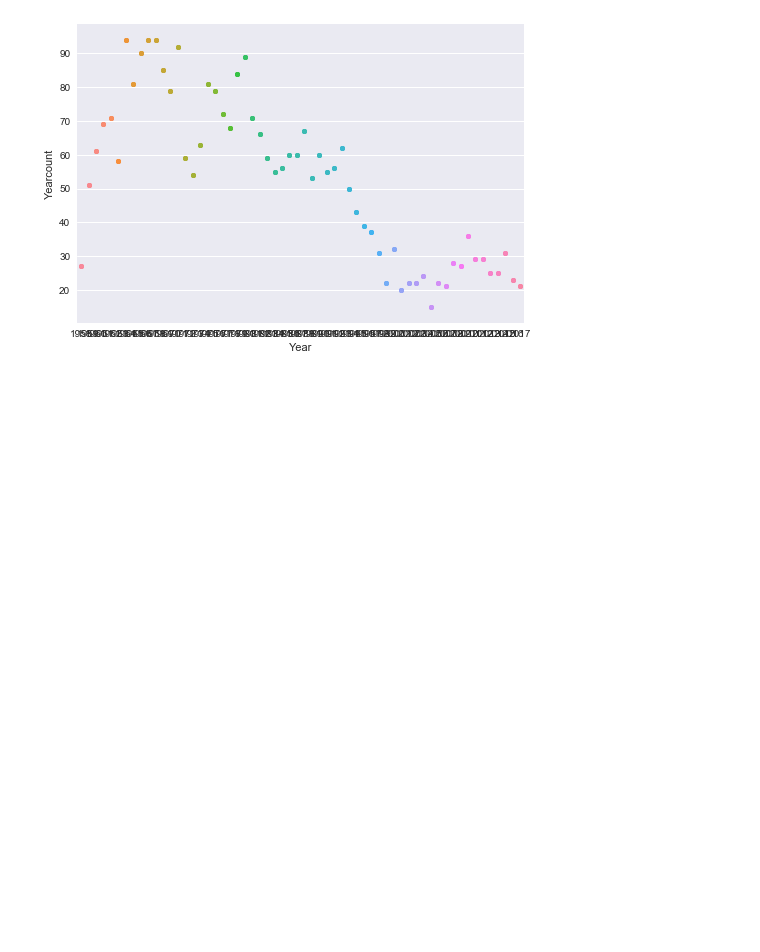
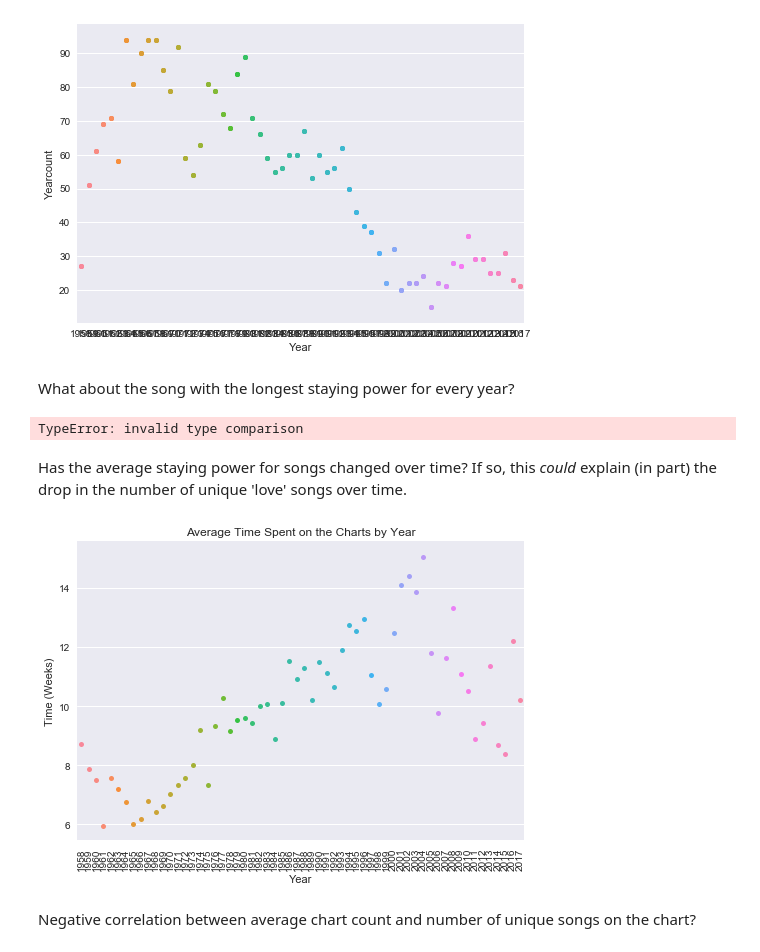
Before and after one commit to jgdenby/love-songs-on-the-radio, a Jupyter notebook: Love Songs On The Radio.ipynb, the cells around one changed output. Drawn from its saved outputs; the diff is of its cells as text; code cells hidden in the pictures; blank space fills up the shorter version.

```diff
--- a/Love Songs On The Radio.ipynb
+++ b/Love Songs On The Radio.ipynb
@@ -73,3 +72,25 @@ yearplot = sns.stripplot(data = yearcountdf, x = "Year", y = "Yearcount")
 plt.show(yearplot)
 # %% [output]
 [figure]
+# %% [markdown]
+What about the song with the longest staying power for every year?
+# %%
+lovedf[lovedf.groupby("Year")['Count'] == lovedf.groupby("Year")['Count'].max()]
+# %% [output]
+TypeError: invalid type comparison
+# %% [markdown]
+Has the average staying power for songs changed over time? If so, this *could* explain (in part) the drop in the number of unique 'love' songs over time.
+# %%
+avgyearcountdf = lovedf.groupby("Year").mean()
+avgyearcountdf.reset_index(inplace = True)
+# %%
+avgyearcountplot = sns.stripplot(data = avgyearcountdf, x = "Year", y = "Count")
+avgyearcountplot.set_xticklabels(labels = avgyearcountdf["Year"], rotation = 90)
+plt.title("Average Time Spent on the Charts by Year")
+plt.ylabel("Time (Weeks)")
+plt.xlabel("Year")
+plt.show(avgyearcountplot)
+# %% [output]
+[figure, added]
+# %% [markdown]
+Negative correlation between average chart count and number of unique songs on the chart?
```
Also changed, not shown: parts of 4 cells of this notebook.
